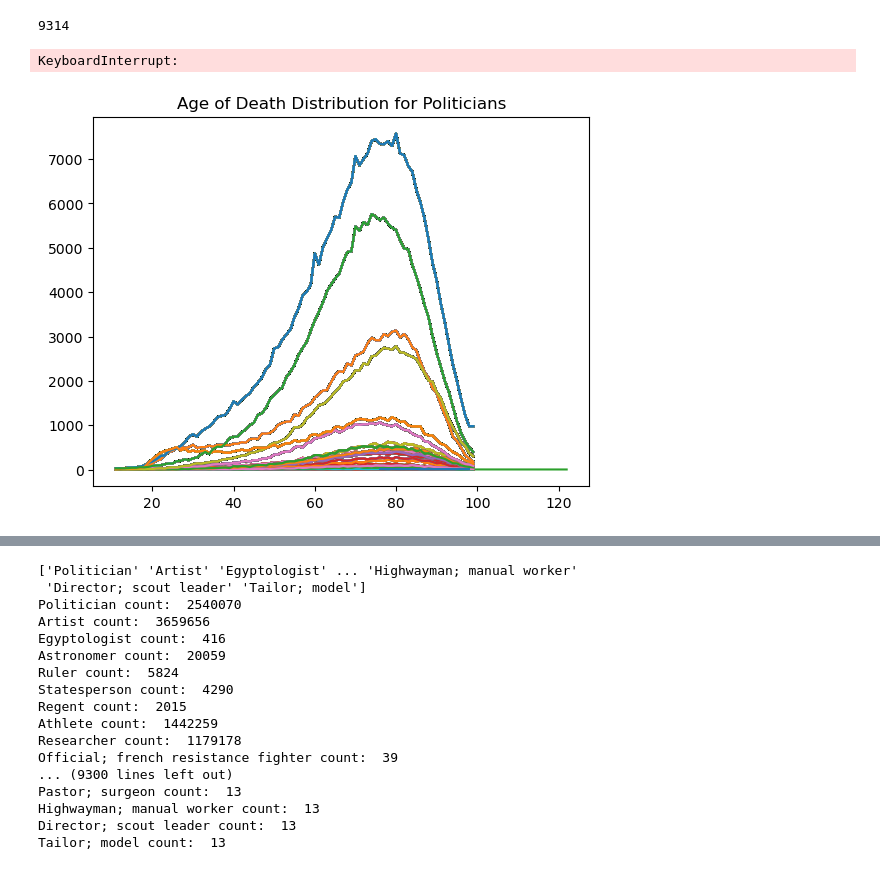
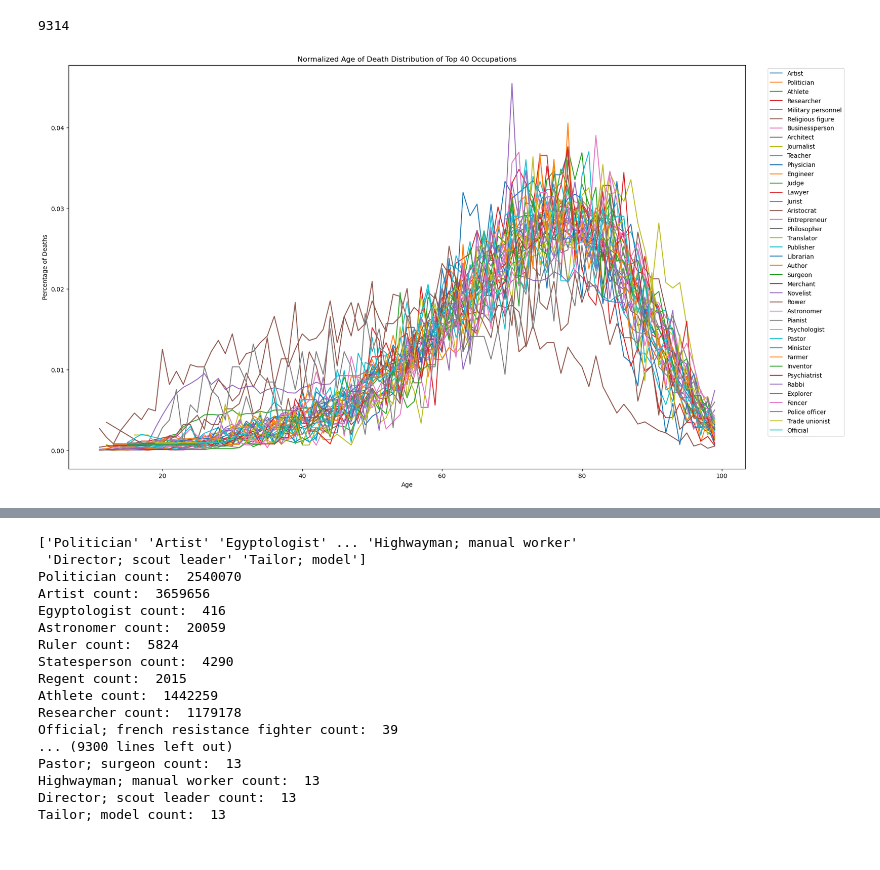
Before and after one commit to JamesHudsonn/3804ICT-Age-Analysis, a Jupyter notebook: age_investigation.ipynb, the cells around one changed output, grey strips where cells are left out. Drawn from its saved outputs; the diff is of its cells as text; code cells hidden in the pictures.

```diff
--- a/age_investigation.ipynb
+++ b/age_investigation.ipynb
@@ -112,4 +115,12 @@ Associated Country Life Expectancy          object
 dtype: object
+# %%
+#Convert string categorical data to all lowercase
+df["Name"] = df["Name"].str.lower()
+df["Short description"] = df["Short description"].str.lower()
+df["Gender"] = df["Gender"].str.lower()
+df["Country"] = df["Country"].str.lower()
+df["Occupation"] = df["Occupation"].str.lower()
+df["Manner of death"] = df["Manner of death"].str.lower()
 # %% [markdown]
 #### Remove duplicates
 # %%
@@ -193,18 +228,28 @@ Text(0, 0.5, 'Number of People')
 df['Occupation'].unique().size
 # %% [output]
 9314
-# %%
-plt.title("Age of Death Distribution for Politicians")
-plt.figure(figsize=(20,8))
-
-for occupation in df["Occupation"]:
-    plt.plot(df["Age of death"][df["Occupation"] == occupation].value_counts().sort_index(), label=occupation)
-
-
-plt.xlabel("Age")
-plt.ylabel("Number of People")
-plt.legend()
-plt.show()
-# %% [output]
-KeyboardInterrupt:
-[figure, removed]
+# %%
+import matplotlib.pyplot as plt
+import pandas as pd
+
+plt.figure(figsize=(20, 12))
+plt.title("Normalized Age of Death Distribution of Top 40 Occupations")
+top_40_occupations = df['Occupation'].value_counts().nlargest(40).index.tolist()
+
+# Pre-compute the data
+precomputed_data = {}
+for occupation in top_40_occupations:
+    age_counts = df[df["Occupation"] == occupation]["Age of death"].value_counts().sort_index()
+    total_counts = age_counts.sum()
+    precomputed_data[occupation] = age_counts / total_counts
+
+
+for occupation in top_40_occupations:
+    plt.plot(precomputed_data[occupation], label=occupation)
+
+plt.xlabel("Age")
+plt.ylabel("Percentage of Deaths")
+plt.legend(loc='upper right', bbox_to_anchor=(1.15, 1))
+plt.show()
+# %% [output]
+[figure, added]
```
Also changed, not shown: parts of 10 cells of this notebook.
